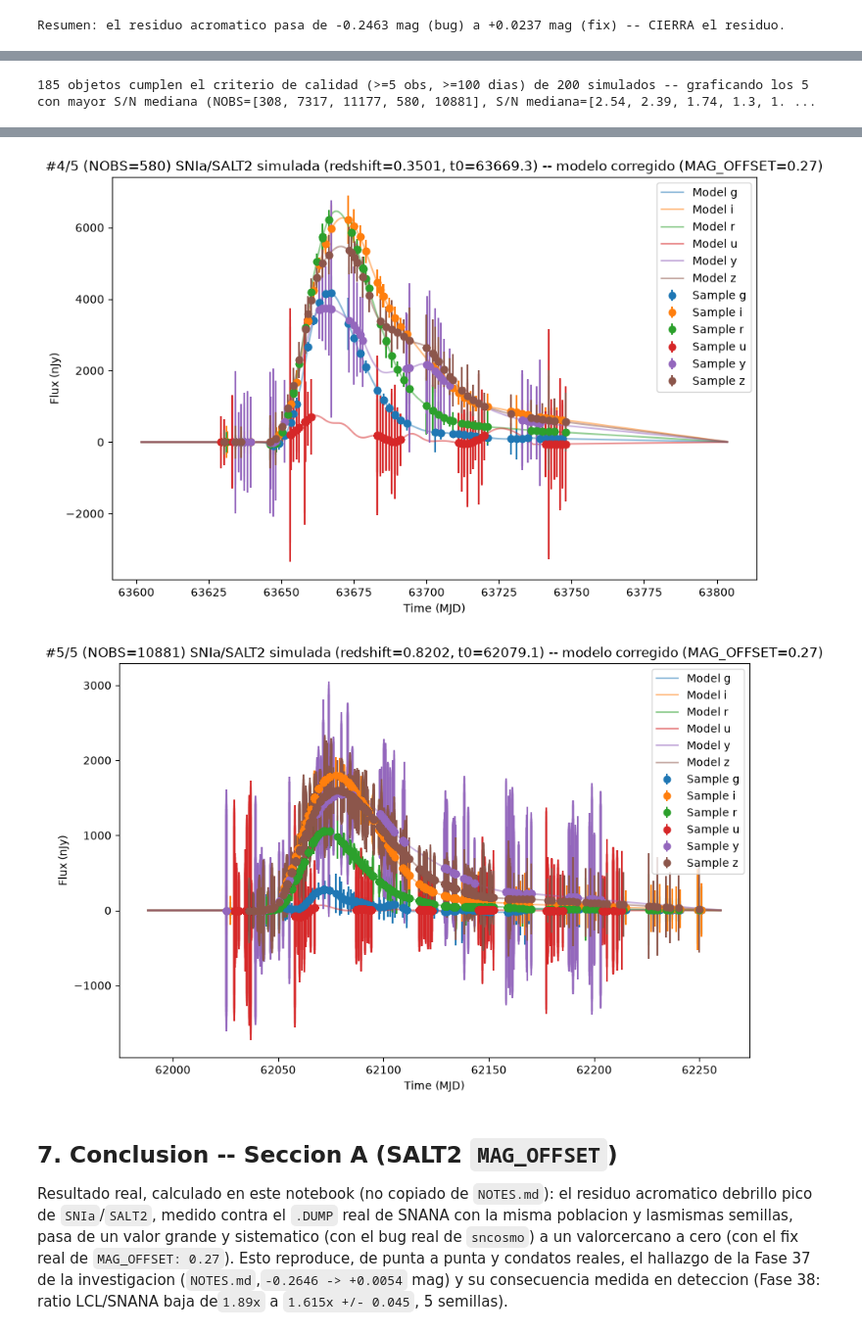
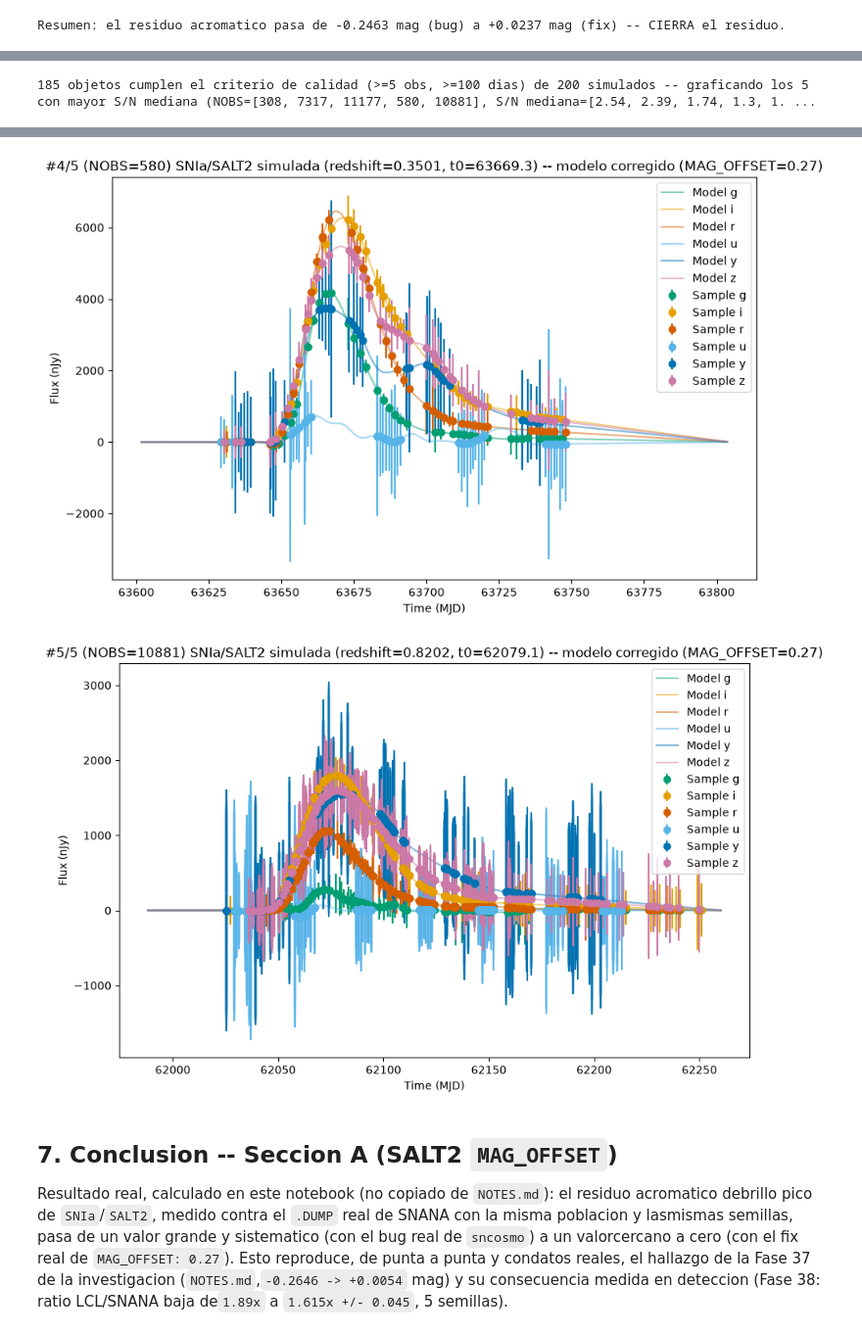
Before and after one commit to mauriciovalenzuela742/ALCeS, a Jupyter notebook: exploration/lightcurvelynx/verificacion_bugs_lightcurvelynx.ipynb, the cells around one changed output, grey strips where cells are left out. Shown at 98% size. Saved outputs shown, nothing was run; the diff lists cells and outputs as text; code cells hidden in the pictures.

```diff
--- a/exploration/lightcurvelynx/verificacion_bugs_lightcurvelynx.ipynb
+++ b/exploration/lightcurvelynx/verificacion_bugs_lightcurvelynx.ipynb
@@ -54,6 +54,15 @@ SNANA_HOME = Path("/home/mvalenzuela")
 OPSIM_DB = SNANA_HOME / "AUTOSIM/data/opsim/baseline_v5.3.1_10yrs.db"
 SALT2_LOCAL_DIR = HERE / "salt2_h17_local"
 DATASIM_DIR = SNANA_HOME / "DATASIM_LSST_1/DDF/SIMDv8"
+# Fase 55: copia local ya versionada de los 6 filtros LSST reales (mismo
+# total_{u,g,r,i,z,y}.dat que descargaria PassbandGroup.from_preset("LSST")
+# sin table_dir=, salvo "u" que aca ya viene truncado a 413.4nm real -- ver
+# run_simsed_poc.py. Usar la copia local (en vez de dejar que LightCurveLynx
+# descargue de github.com/lsst/throughputs en cada corrida) evita una
+# escritura de red a ~/.cache/lightcurvelynx/passbands/ que fallo real y
+# repetidamente por cupo de disco (incidente de Fase 65) y corrompio la
+# ejecucion completa del notebook via jupyter/nbconvert.
+LSST_PASSBAND_TABLE_DIR = HERE / "lsst_passbands_local"
 PIXSIZE = 0.2
 
 con = sqlite3.connect(str(OPSIM_DB))
@@ -75,7 +84,7 @@ def snana_noise_columns(df_ddf: pd.DataFrame) -> pd.DataFrame:
 
 df_ddf = snana_noise_columns(df_ddf)
 obs_table = OpSim(df_ddf, zp_err_mag=0.005)
-passband_group = PassbandGroup.from_preset(preset="LSST")
+passband_group = PassbandGroup.from_preset(preset="LSST", table_dir=str(LSST_PASSBAND_TABLE_DIR))
 print(f"Cadencia DDF real: {len(df_ddf):,} observaciones, {df_ddf['field'].nunique()} campos "
       f"({sorted(df_ddf['field'].dropna().unique())})")
 print(f"Rango temporal: MJD {obs_table['time'].min():.1f} - {obs_table['time'].max():.1f} "
@@ -324,6 +365,21 @@ from lightcurvelynx.simulate import compute_single_noise_free_lightcurve
 from lightcurvelynx.utils.plotting import plot_lightcurves
 
 N_TOP = 5
+
+# Paleta Okabe-Ito (segura para daltonismo) -- reemplaza el colormap generico
+# tab10 que usa plot_lightcurves() por defecto (_build_colormap(), asigna color
+# por ORDEN de aparicion del filtro, no por banda -- no es consistente entre
+# corridas ni pensado para daltonismo). Se incluyen las dos capitalizaciones de
+# la banda Y porque LightCurveLynx usa internamente "y" minuscula.
+BAND_COLORS = {
+    "u": "#56B4E9",  # sky blue
+    "g": "#009E73",  # bluish green
+    "r": "#D55E00",  # vermillion
+    "i": "#E69F00",  # orange
+    "z": "#CC79A7",  # reddish purple
+    "y": "#0072B2",  # blue
+    "Y": "#0072B2",  # blue
+}
 
 source_fix = build_source(mag_offset_real)
 survey_info = SurveyInfo(obstable=obs_table, passbands=passband_group, survey_name="LSST")
@@ -376,7 +432,7 @@ for rank, idx in enumerate(top_idx):
 
     ax = plot_lightcurves(
         fluxes=lc_flux, times=lc_mjd, fluxerrs=lc_fluxerr, filters=lc_filters,
-        underlying_model=noise_free_lcs,
+        underlying_model=noise_free_lcs, colormap=BAND_COLORS,
         title=f"#{rank+1}/{N_TOP} (NOBS={len(current_lc)}) SNIa/SALT2 simulada "
               f"(redshift={redshift:.4f}, t0={t0:.1f}) -- modelo corregido (MAG_OFFSET=0.27)",
     )
@@ -391,5 +447,5 @@ for rank, idx in enumerate(top_idx):
-[figure, old version]
+[figure, new version]
-[figure, old version]
+[figure, new version]
 # %% [markdown]
 ## 7. Conclusion -- Seccion A (SALT2 `MAG_OFFSET`)
 
```
Also changed, not shown: parts of 3 cells of this notebook.
